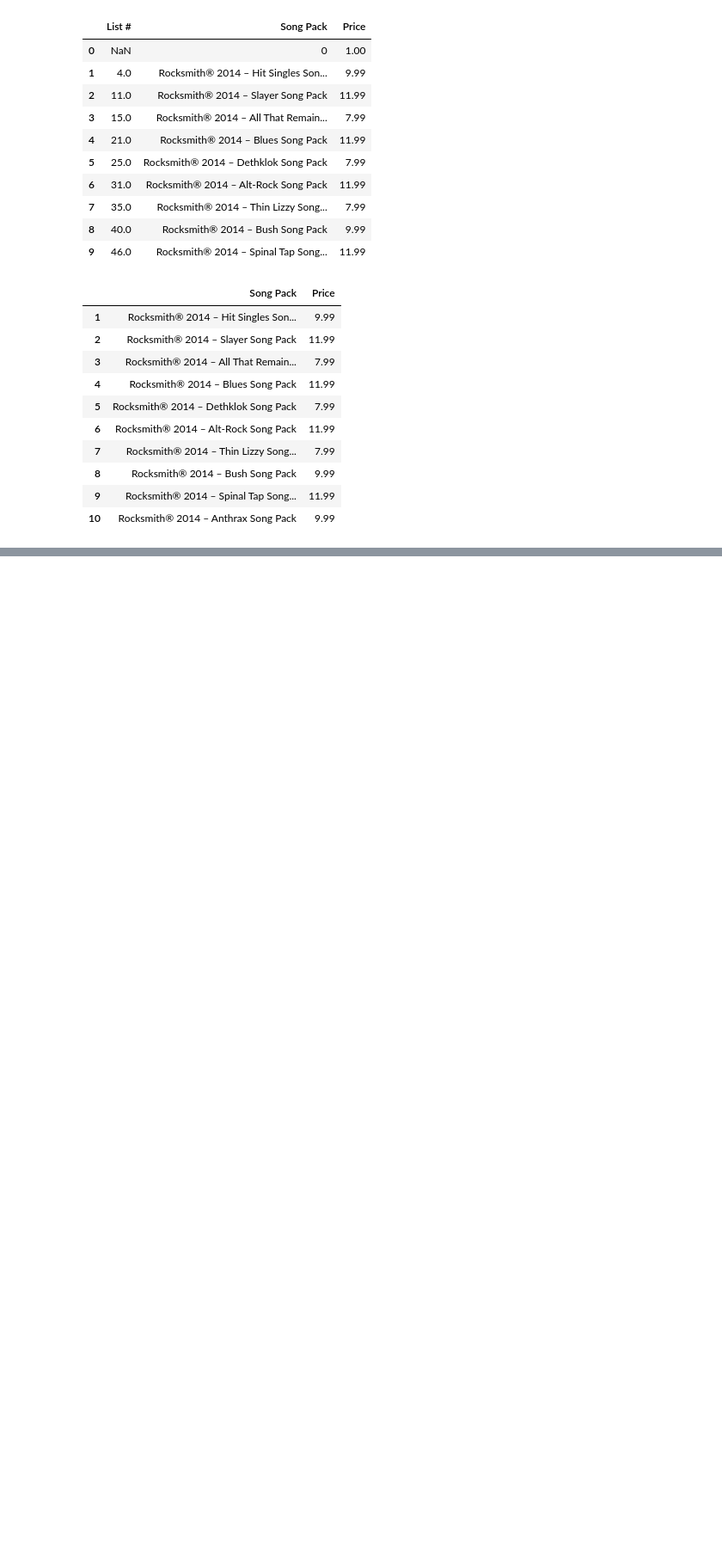
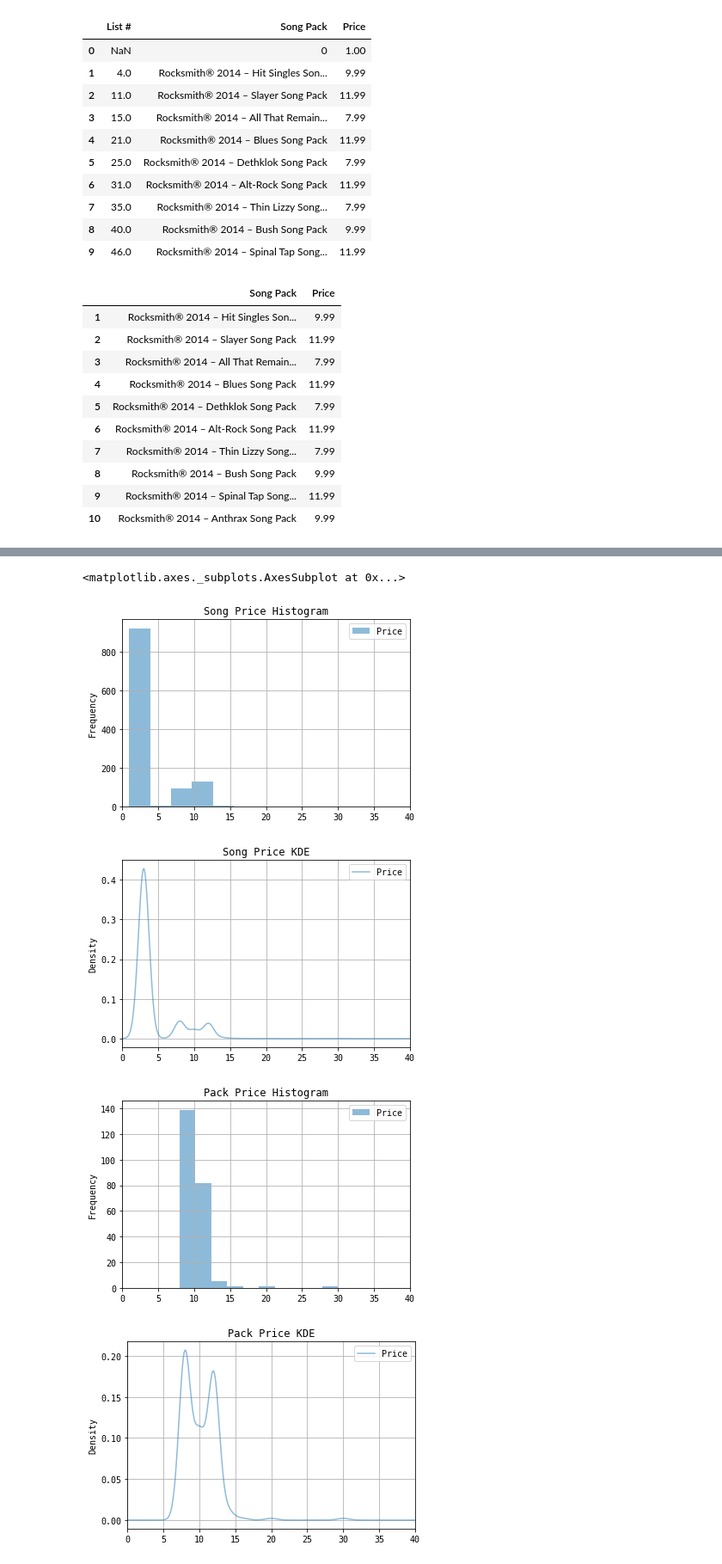
Before and after one commit to InfoSecC/bs4scrape, a Jupyter notebook: Rocksmith.ipynb, the cells around one changed output, grey strips where cells are left out. Shown at 86% size. Cells and saved outputs as stored; diff of their text form; code cells hidden in the pictures; blank space fills up the shorter version.

Commit message:
Changed Plots to Histogram and KDE

```diff
--- a/Rocksmith.ipynb
+++ b/Rocksmith.ipynb
@@ -8,6 +8,16 @@ import pandas as pd
 import sys
 import matplotlib
 import numpy as np
+from pandas.plotting import scatter_matrix
+import matplotlib.pyplot as plt
+from tabulate import tabulate as tbl
+
+from matplotlib import rcParams
+
+
+rcParams['font.family'] = 'monospace'
+rcParams['font.sans-serif'] = ['lucida console']
+
 
 %matplotlib inline
 
@@ -138,0 +148,16 @@ pack_price[:152].plot(kind='bar', figsize=(40, 10))
+# %%
+df['Price'] = df['Price'].astype(np.float64)
+
+df.plot.hist(alpha=0.5, title = 'Song Price Histogram', grid = True, xlim = (0, 40))
+
+df.plot.kde(alpha=0.5, title = 'Song Price KDE', grid = True, xlim = (0, 40))
+
+df2.plot.hist(alpha=0.5, title = 'Pack Price Histogram', grid = True, xlim = (0, 40))
+
+df2.plot.kde(alpha=0.5, title = 'Pack Price KDE', grid = True, xlim = (0, 40))
+# %% [output]
+<matplotlib.axes._subplots.AxesSubplot at 0x...>
+[figure, added]
+[figure, added]
+[figure, added]
+[figure, added]
```
Also changed, not shown: parts of 9 cells of this notebook.
